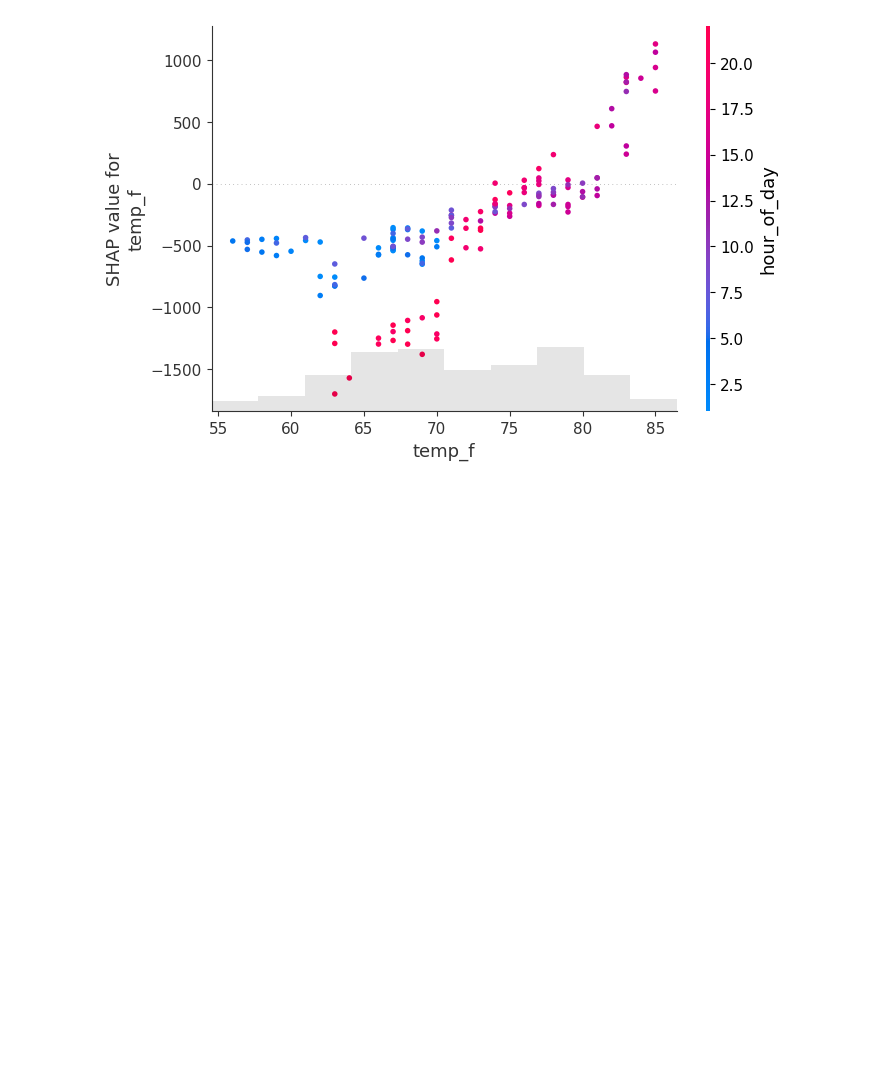
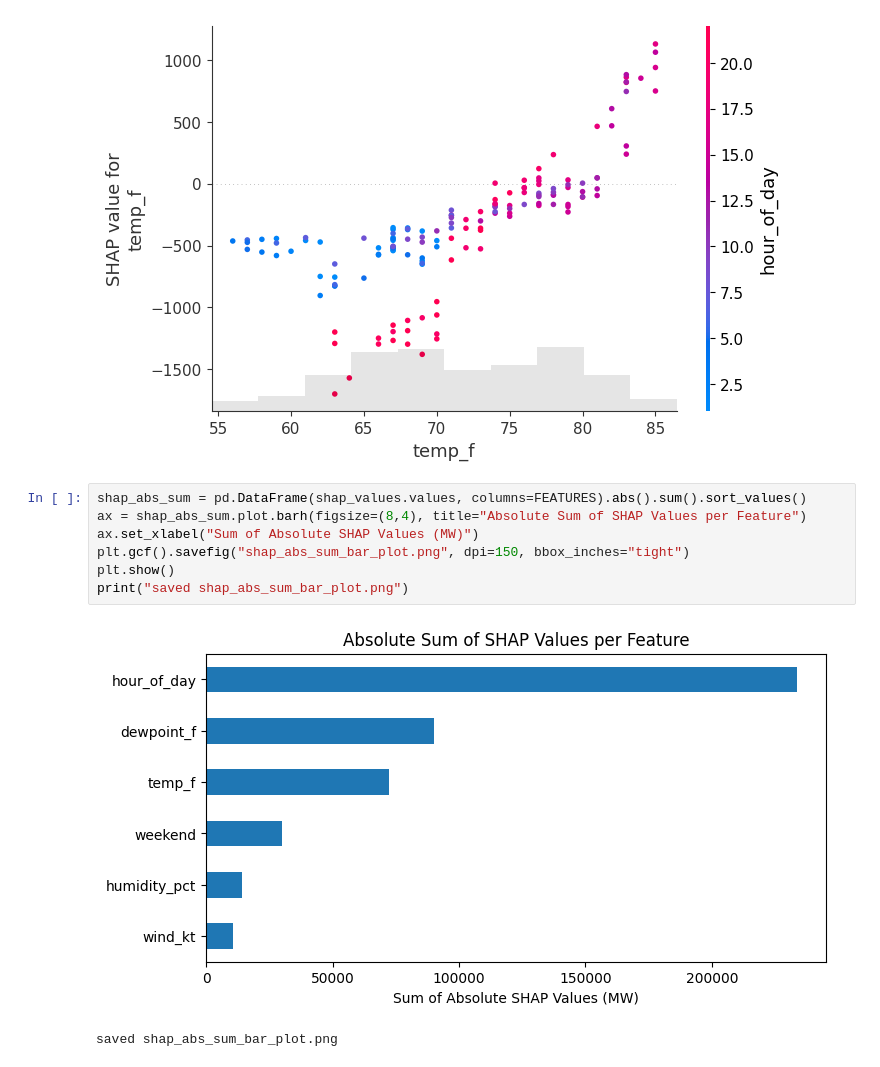
Before and after one commit to JRTrippett/opim5512-lab2-bml25002-rch18001, a Jupyter notebook: notebooks/Lab2_A_Global_SHAP.ipynb, the cells around one changed output. Drawn from its saved outputs; the diff is of its cells as text; blank space fills up the shorter version.

```diff
--- a/notebooks/Lab2_A_Global_SHAP.ipynb
+++ b/notebooks/Lab2_A_Global_SHAP.ipynb
@@ -163,3 +163,13 @@ shap.plots.violin(shap_values)
 shap.plots.scatter(shap_values[:, "temp_f"], color=shap_values)
 # %% [output]
 [figure]
+# %%
+shap_abs_sum = pd.DataFrame(shap_values.values, columns=FEATURES).abs().sum().sort_values()
+ax = shap_abs_sum.plot.barh(figsize=(8,4), title="Absolute Sum of SHAP Values per Feature")
+ax.set_xlabel("Sum of Absolute SHAP Values (MW)")
+plt.gcf().savefig("shap_abs_sum_bar_plot.png", dpi=150, bbox_inches="tight")
+plt.show()
+print("saved shap_abs_sum_bar_plot.png")
+# %% [output]
+[figure, added]
+saved shap_abs_sum_bar_plot.png
```
